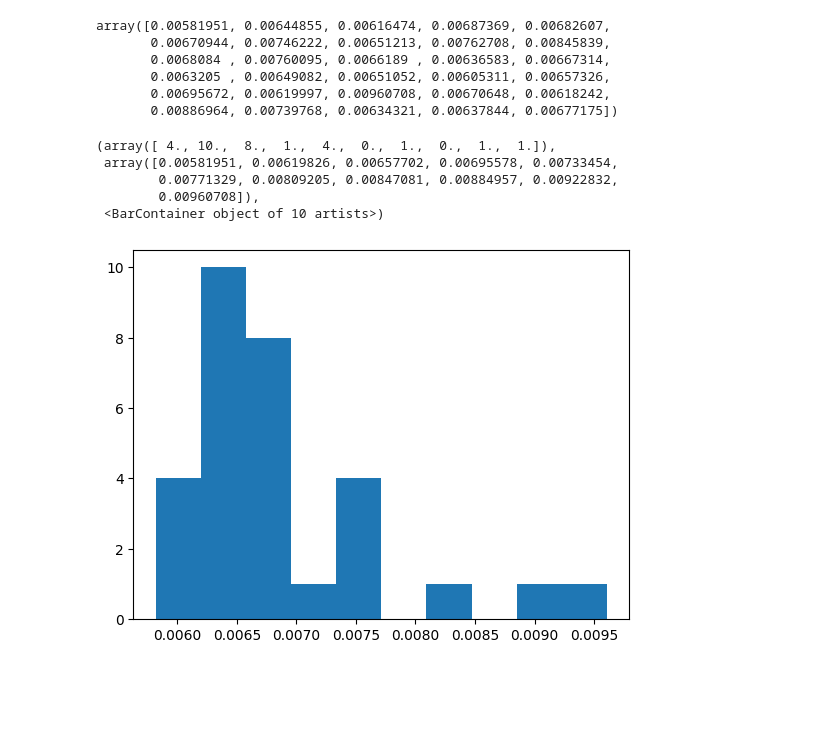
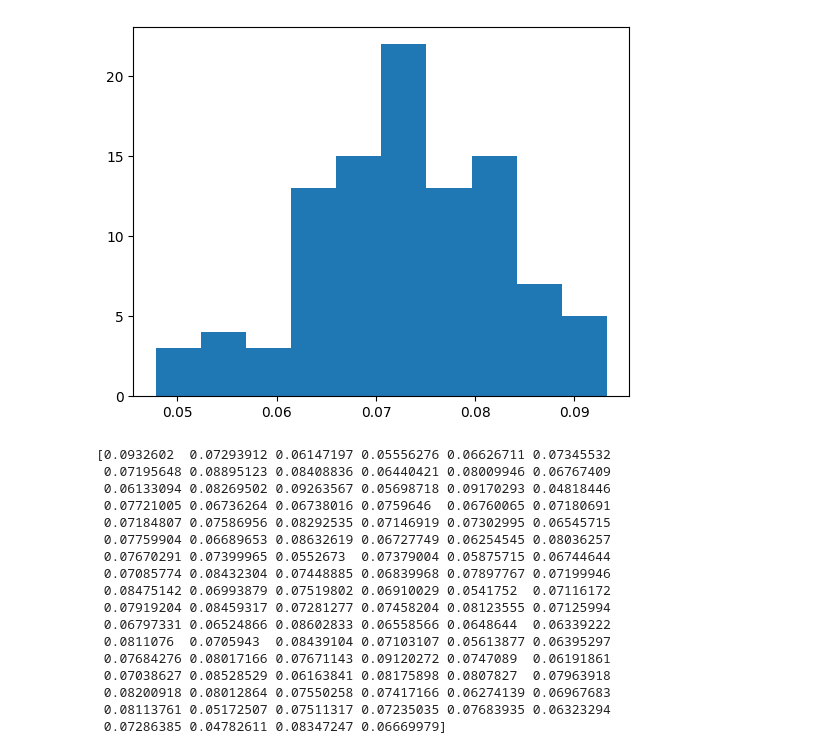
Before and after one commit to FisnikZogaj/MA, a Jupyter notebook: GeneratedGraphs.ipynb, the cells around one changed output. Cells and saved outputs as stored; diff of their text form; code cells hidden in the pictures; blank space fills up the shorter version.

```diff
--- a/GeneratedGraphs.ipynb
+++ b/GeneratedGraphs.ipynb
@@ -7,24 +214,32 @@ from matplotlib import pyplot as plt
 # %%
-n_iter = 30
-res = np.zeros(n_iter).reshape(-1)
-for i in tqdm(range(0,30)):
-    g = from_config(Scenarios.community_relevant_heterophilic, i)
-    res[i] = g.edge_homophily()
+def plot_edge_homophily(scenario_config,n_iter):
 
-res
+    res = np.zeros(n_iter).reshape(-1)
+    for i in tqdm(range(0,n_iter)):
+        g = from_config(scenario_config, i)
+        res[i] = g.edge_homophily()
+    plt.hist(res)
+    plt.show()
+
+    return res
+
+print(plot_edge_homophily(illustrative_3, 100))
 # %% [output]
+[figure, added]
-array([0.00581951, 0.00644855, 0.00616474, 0.00687369, 0.00682607,
-       0.00670944, 0.00746222, 0.00651213, 0.00762708, 0.00845839,
-       0.0068084 , 0.00760095, 0.0066189 , 0.00636583, 0.00667314,
-       0.0063205 , 0.00649082, 0.00651052, 0.00605311, 0.00657326,
-       0.00695672, 0.00619997, 0.00960708, 0.00670648, 0.00618242,
-       0.00886964, 0.00739768, 0.00634321, 0.00637844, 0.00677175])
+[0.0932602  0.07293912 0.06147197 0.05556276 0.06626711 0.07345532
+ 0.07195648 0.08895123 0.08408836 0.06440421 0.08009946 0.06767409
+ 0.06133094 0.08269502 0.09263567 0.05698718 0.09170293 0.04818446
+ 0.07721005 0.06736264 0.06738016 0.0759646  0.06760065 0.07180691
+ 0.07184807 0.07586956 0.08292535 0.07146919 0.07302995 0.06545715
+ 0.07759904 0.06689653 0.08632619 0.06727749 0.06254545 0.08036257
+ 0.07670291 0.07399965 0.0552673  0.07379004 0.05875715 0.06744644
+ 0.07085774 0.08432304 0.07448885 0.06839968 0.07897767 0.07199946
+ 0.08475142 0.06993879 0.07519802 0.06910029 0.0541752  0.07116172
+ 0.07919204 0.08459317 0.07281277 0.07458204 0.08123555 0.07125994
+ 0.06797331 0.06524866 0.08602833 0.06558566 0.0648644  0.06339222
+ 0.0811076  0.0705943  0.08439104 0.07103107 0.05613877 0.06395297
+ 0.07684276 0.08017166 0.07671143 0.09120272 0.0747089  0.06191861
+ 0.07038627 0.08528529 0.06163841 0.08175898 0.0807827  0.07963918
+ 0.08200918 0.08012864 0.07550258 0.07417166 0.06274139 0.06967683
+ 0.08113761 0.05172507 0.07511317 0.07235035 0.07683935 0.06323294
+ 0.07286385 0.04782611 0.08347247 0.06669979]
-# %%
-plt.hist(res)
-# %% [output]
-(array([ 4., 10.,  8.,  1.,  4.,  0.,  1.,  0.,  1.,  1.]),
- array([0.00581951, 0.00619826, 0.00657702, 0.00695578, 0.00733454,
-        0.00771329, 0.00809205, 0.00847081, 0.00884957, 0.00922832,
-        0.00960708]),
- <BarContainer object of 10 artists>)
-[figure, removed]
```
Also changed, not shown: parts of 4 cells of this notebook, 3 other files.
